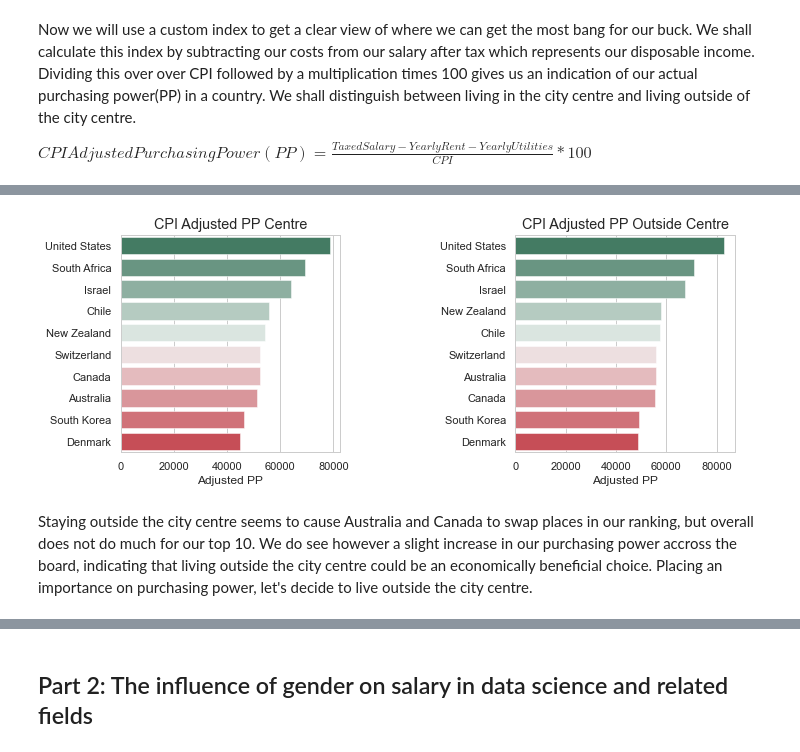
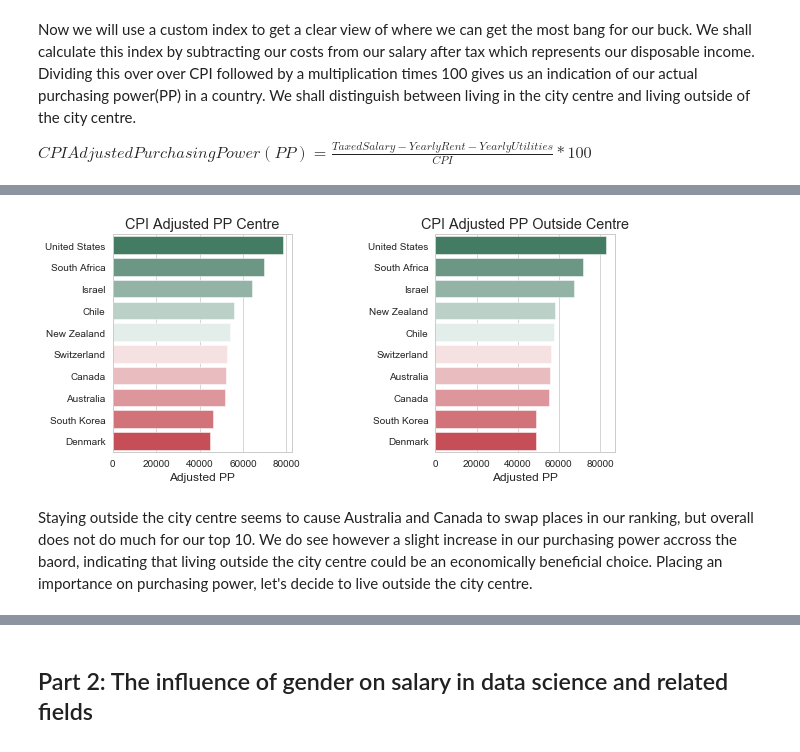
Before and after one commit to hendrikbaacke/Data-Madness, a Jupyter notebook: Income_and_Living_Prices__Data_Madness.ipynb, the cells around one changed output, grey strips where cells are left out. Drawn from its saved outputs; the diff is of its cells as text; code cells hidden in the pictures.

```diff
--- a/Income_and_Living_Prices__Data_Madness.ipynb
+++ b/Income_and_Living_Prices__Data_Madness.ipynb
@@ -1214,23 +1214,23 @@ df_qol
 # %%
-fig, ax= plt.subplots(1,2, figsize=(11,4))
+fig, ax= plt.subplots(1,2, figsize=(9,4))
 
 sal_coun=df.sort_values(by= 'CPI Adjusted PP Centre', ascending=False)[:10]
 sns.barplot('CPI Adjusted PP Centre',sal_coun.index,data=sal_coun,palette=sns.diverging_palette(150, 10, n=10),ax=ax[0])
 ax[0].set_title('CPI Adjusted PP Centre')
 ax[0].set_xlabel('Adjusted PP')
 
 cpi_coun=df.sort_values(by= 'CPI Adjusted PP', ascending=False)[:10]
 sns.barplot('CPI Adjusted PP',cpi_coun.index,data=cpi_coun,palette=sns.diverging_palette(150, 10, n=10),ax=ax[1])
 ax[1].set_title('CPI Adjusted PP Outside Centre')
 ax[1].set_xlabel('Adjusted PP')
 
 plt.subplots_adjust(wspace=0.8)
 sns.set_style("whitegrid")
 plt.show()
 # %% [output]
-[figure, old version]
+[figure, new version]
 # %% [markdown]
-Staying outside the city centre seems to cause Australia and Canada to swap places in our ranking, but overall does not do much for our top 10. We do see however a slight increase in our purchasing power accross the board, indicating that living outside the city centre could be an economically beneficial choice. Placing an importance on purchasing power, let's decide to live outside the city centre.
+Staying outside the city centre seems to cause Australia and Canada to swap places in our ranking, but overall does not do much for our top 10. We do see however a slight increase in our purchasing power accross the baord, indicating that living outside the city centre could be an economically beneficial choice. Placing an importance on purchasing power, let's decide to live outside the city centre.
 # %%
 method = 'country_indices'
 qol_array = []
```
Also changed, not shown: parts of 32 cells of this notebook.
